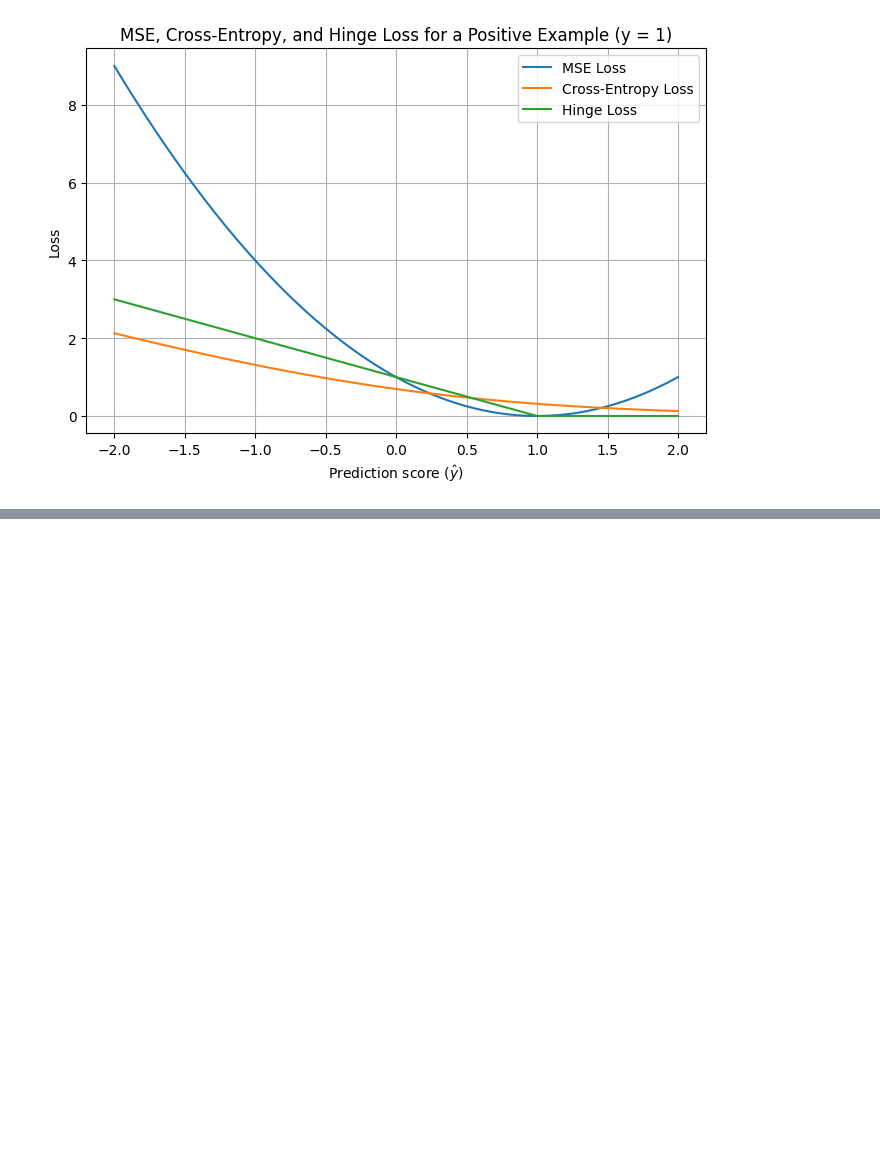
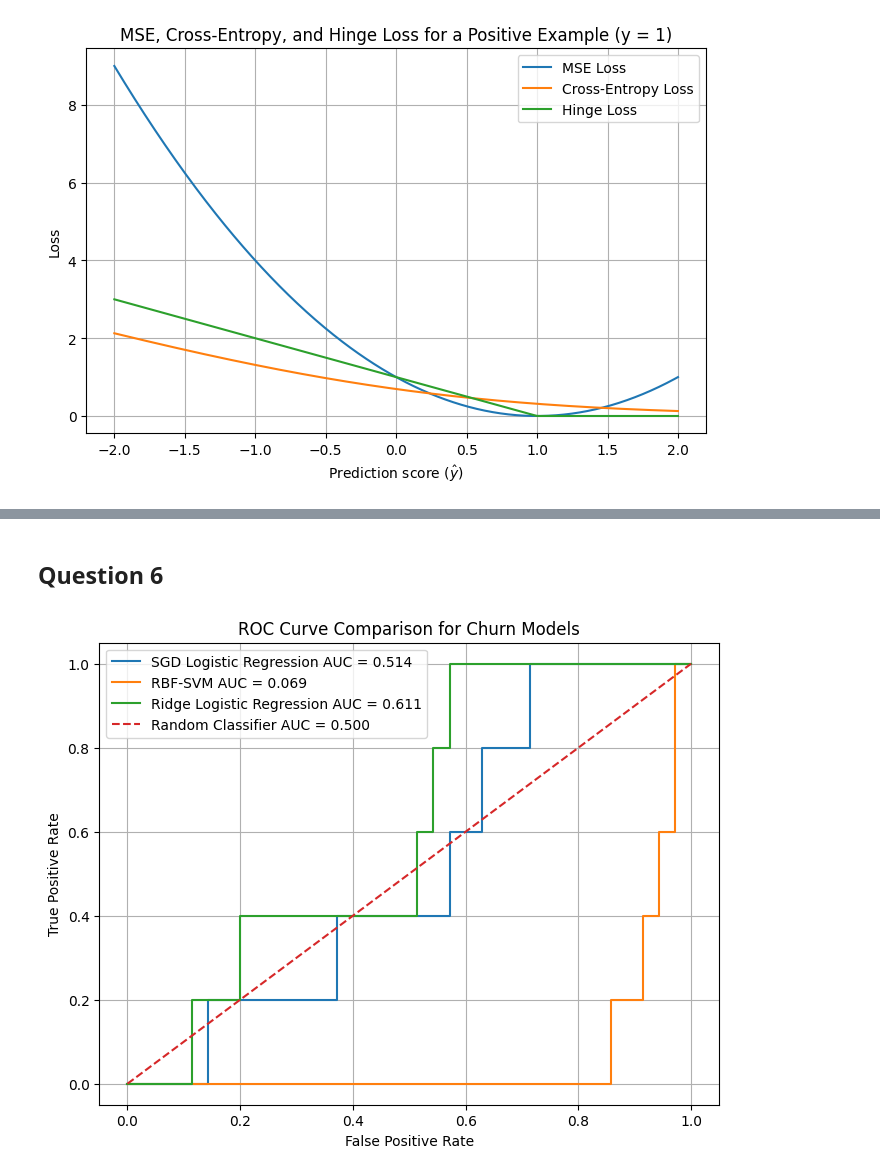
Before and after one commit to vbhaga89/MIT801_ML_Exam, a Jupyter notebook: questions.ipynb, the cells around one changed output, grey strips where cells are left out. Cells and saved outputs as stored; diff of their text form; code cells hidden in the pictures; blank space fills up the shorter version.

Commit message:
Completed all the questions

```diff
--- a/questions.ipynb
+++ b/questions.ipynb
@@ -189,0 +245,63 @@ plt.show()
+# %% [markdown]
+## Question 6
+# %%
+from sklearn.metrics import roc_curve, roc_auc_score
+from sklearn.linear_model import LogisticRegression
+
+# Define Models
+sgd_logistic = SGDClassifier(
+    loss="log_loss",
+    learning_rate="optimal",
+    max_iter=200,
+    random_state=42
+)
+
+rbf_svm = SVC(
+    kernel="rbf",
+    C=1.0,
+    gamma="scale",
+    probability=True,
+    random_state=42
+)
+
+ridge_logistic = LogisticRegression(
+    penalty='l2',
+    solver='lbfgs',
+    max_iter=1000,
+    random_state=42
+)
+
+models = {
+    "SGD Logistic Regression": sgd_logistic,
+    "RBF-SVM": rbf_svm,
+    "Ridge Logistic Regression": ridge_logistic
+}
+
+# Fit the Models and Plot ROC with AUC score
+plt.figure(figsize=(8, 6))
+
+for name, model in models.items():
+    model.fit(X_train, y_train)
+
+    # Get predicted probalities
+    y_test_proba = model.predict_proba(X_test)[:, 1]
+
+    # Calculate ROC curve and AUC
+    fpr, tpr, thresholds = roc_curve(y_test, y_test_proba)
+    roc_auc = roc_auc_score(y_test, y_test_proba)
+
+    # Plot ROC curve
+    plt.plot(fpr, tpr, label=f"{name} AUC = {roc_auc:.3f}")
+
+# Add Baseline of AUC = 0.5 curve
+plt.plot([0, 1], [0, 1], linestyle="--", label="Random Classifier AUC = 0.500")
+
+# Plot the ROC curve
+plt.xlabel("False Positive Rate")
+plt.ylabel("True Positive Rate")
+plt.title("ROC Curve Comparison for Churn Models")
+plt.legend()
+plt.grid(True)
+plt.show()
+# %% [output]
+[figure, added]
```
Also changed, not shown: parts of 3 cells of this notebook, 5 other files.
